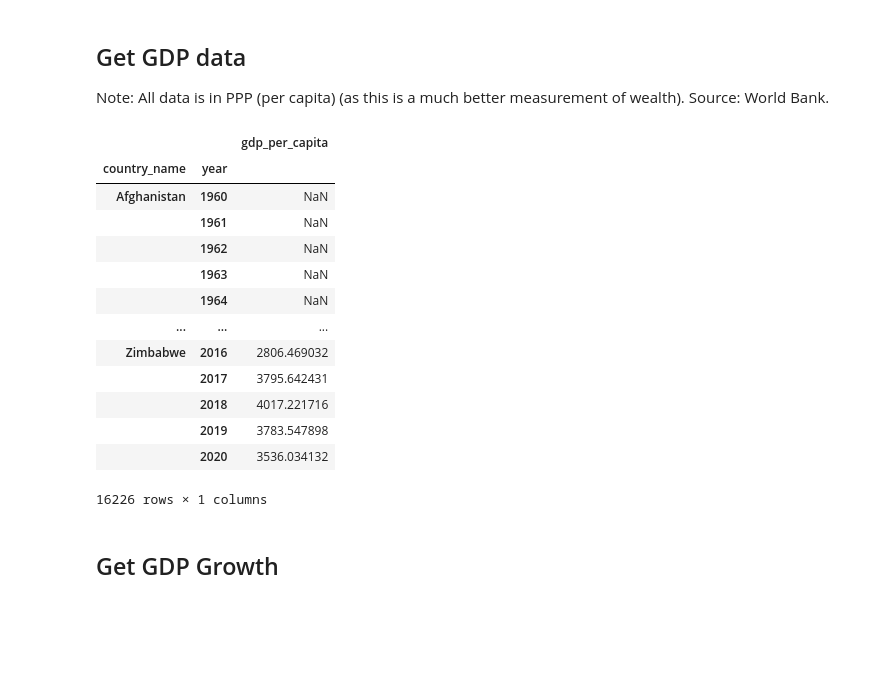
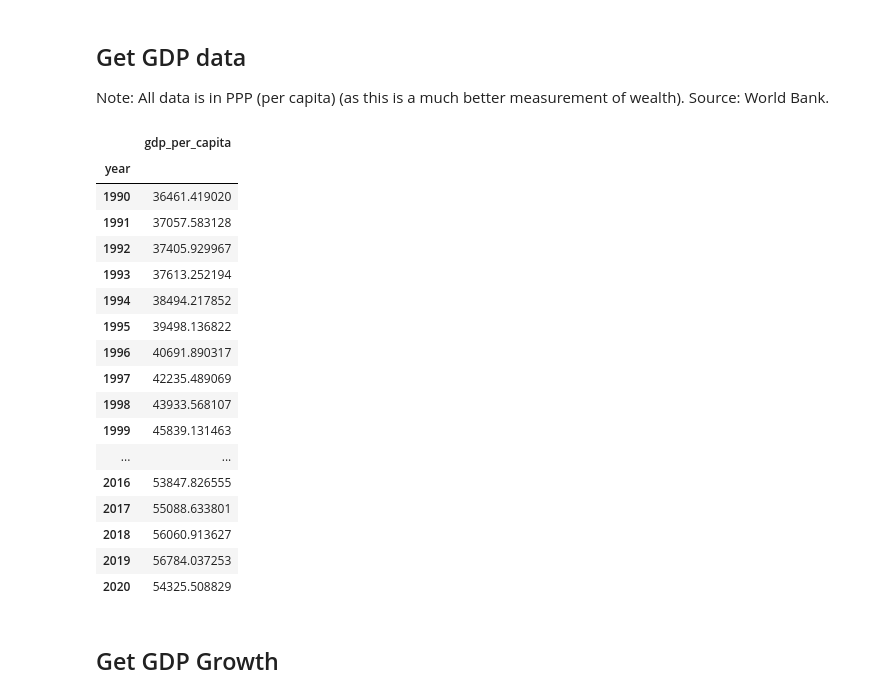
Before and after one commit to michadenheijer/DataWrangling, a Jupyter notebook: gdp.ipynb, the cells around one changed output. Saved outputs shown, nothing was run; the diff lists cells and outputs as text; code cells hidden in the pictures; blank space fills up the shorter version.

```diff
--- a/gdp.ipynb
+++ b/gdp.ipynb
@@ -30,24 +30,29 @@ dem.loc["Netherlands"]["score"].plot()
 ## Get GDP data
 Note: All data is in PPP (per capita) (as this is a much better measurement of wealth). Source: World Bank.
 # %%
-gdp = pd.read_csv("data/gdp.csv", skiprows=[0, 1, 2, 3], index_col=[0])
+gdp: pd.DataFrame = pd.read_csv("data/gdp.csv", skiprows=[0, 1, 2, 3], index_col=[0])
 gdp.drop(["Country Code", "Indicator Name", "Indicator Code", "Unnamed: 65"], axis=1, inplace=True)
 gdp.columns = gdp.columns.astype(int)
 gdp = gdp.unstack().reorder_levels([1, 0]).sort_index().to_frame("gdp_per_capita")
 gdp.index.set_names(["country_name", "year"], inplace=True)
-gdp
+gdp = gdp.dropna()
+gdp.loc["Netherlands"]
 # %% [output]
-|  |  | gdp_per_capita |
-| country_name | year |  |
-| Afghanistan | 1960 | NaN |
-|  | 1961 | NaN |
-|  | 1962 | NaN |
-|  | 1963 | NaN |
-|  | 1964 | NaN |
-| ... | ... | ... |
-| Zimbabwe | 2016 | 2806.469032 |
-|  | 2017 | 3795.642431 |
-|  | 2018 | 4017.221716 |
-|  | 2019 | 3783.547898 |
-|  | 2020 | 3536.034132 |
+|  | gdp_per_capita |
+| year |  |
+| 1990 | 36461.419020 |
+| 1991 | 37057.583128 |
+| 1992 | 37405.929967 |
+| 1993 | 37613.252194 |
+| 1994 | 38494.217852 |
+| 1995 | 39498.136822 |
+| 1996 | 40691.890317 |
+| 1997 | 42235.489069 |
+| 1998 | 43933.568107 |
+| 1999 | 45839.131463 |
+| ... | ... |
+| 2016 | 53847.826555 |
+| 2017 | 55088.633801 |
+| 2018 | 56060.913627 |
+| 2019 | 56784.037253 |
+| 2020 | 54325.508829 |
-16226 rows × 1 columns
```
Also changed, not shown: parts of 5 cells of this notebook, 6 other files.
